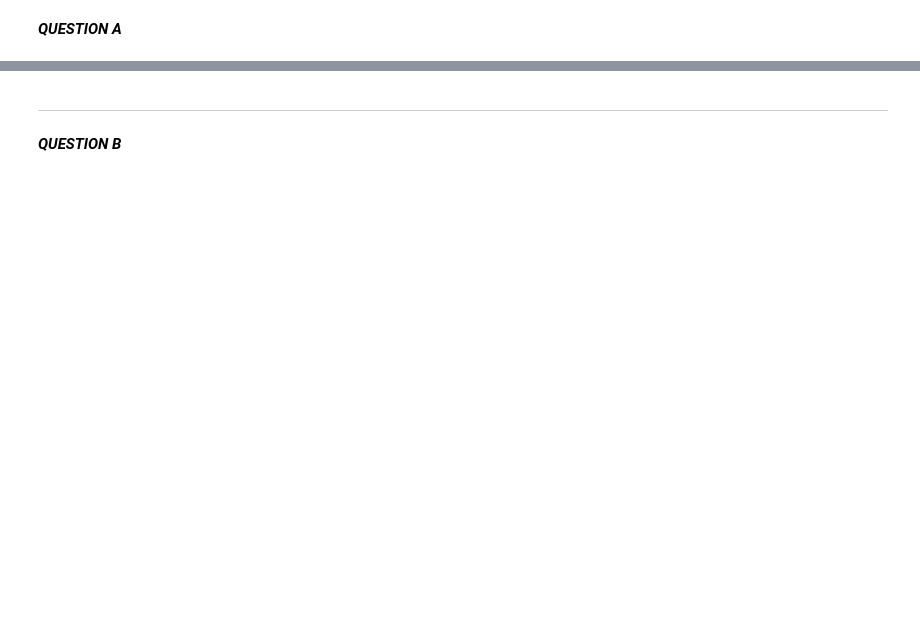
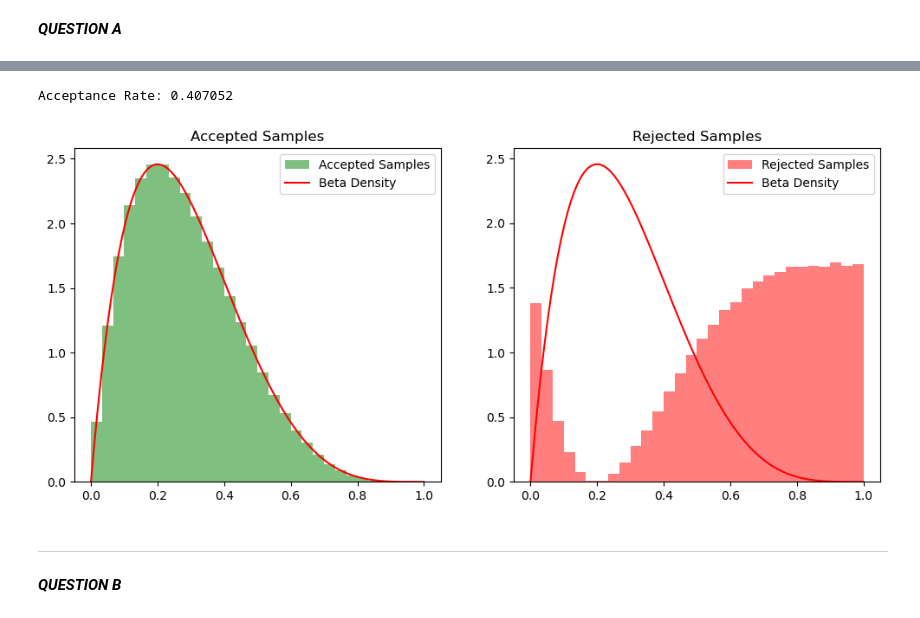
Before and after one commit to thidpaep/SIM_CASE3, a Jupyter notebook: CASE3.2.ipynb, the cells around one changed output, grey strips where cells are left out. Drawn from its saved outputs; the diff is of its cells as text; code cells hidden in the pictures; blank space fills up the shorter version.

```diff
--- a/CASE3.2.ipynb
+++ b/CASE3.2.ipynb
@@ -53,3 +14,67 @@ plt.show()
+# %%
+import numpy as np
+import matplotlib.pyplot as plt
+import scipy
+
+def betaDensityFunction(x, alpha, beta):
+    #Likelihood of observing the random variable X at sn specific value x in the beta distribution
+    pdf = (x**(alpha-1) * (1-x)**(beta-1) )/( (scipy.special.gamma(alpha) * scipy.special.gamma(beta) )/scipy.special.gamma(alpha+beta))
+    #pdf = 30*x*((1-x)**4)
+    return pdf
+
+def majorizing_function(x):
+    #g(x)
+    return 1
+
+def acceptance_rejection(alphaParameter, betaParameter, num_samples):
+    accepted_samples = []
+    rejected_samples = []
+    M = 2.4576
+    for _ in range(num_samples):
+        # Used to decide whether to accept or reject the sample.
+        u = np.random.uniform(0, 1)
+        #Sample from the proposal distribution. Candidate for being a sample from the target distribution.
+        x = np.random.uniform(0, 1)
+        acceptance_prob = betaDensityFunction(x, alphaParameter, betaParameter) / (M * majorizing_function(x))
+        if u <= acceptance_prob:
+            accepted_samples.append(x)
+        else:
+            rejected_samples.append(x)
+
+
+    acceptance_rate = len(accepted_samples) / num_samples
+    return np.array(accepted_samples), np.array(rejected_samples), acceptance_rate
+
+alpha = 2
+beta = 5
+num_samples = 1000000
+accepted_samples, rejected_samples, acceptance_rate = acceptance_rejection(alpha, beta, num_samples)
+
+print(f"Acceptance Rate: {acceptance_rate}")
+
+# Plot the results
+plt.figure(figsize=(12, 5))
+
+# Plot accepted samples in green
+plt.subplot(1, 2, 1)
+plt.hist(accepted_samples, bins=30, density=True, alpha=0.5, color='green', label='Accepted Samples', range=(0, 1))
+x_values = np.linspace(0, 1, 100)
+plt.plot(x_values, betaDensityFunction(x_values, alpha, beta), 'r-', label='Beta Density')
+plt.title('Accepted Samples')
+plt.legend()
+
+# Plot rejected samples in red
+plt.subplot(1, 2, 2)
+plt.hist(rejected_samples, bins=30, density=True, alpha=0.5, color='red', label='Rejected Samples')
+x_values = np.linspace(0, 1, 100)
+plt.plot(x_values, betaDensityFunction(x_values, alpha, beta), 'r-', label='Beta Density')
+plt.title('Rejected Samples')
+plt.legend()
+
+plt.show()
+# %% [output]
+Acceptance Rate: 0.407052
+[figure, added]
 # %% [markdown]
 ---
 # %% [markdown]
```
Also changed, not shown: parts of 7 cells of this notebook.
